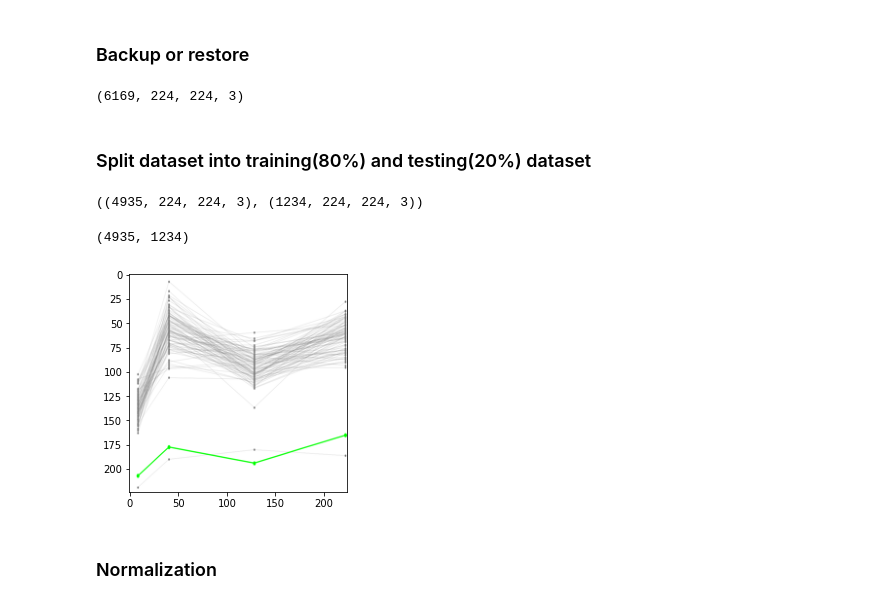
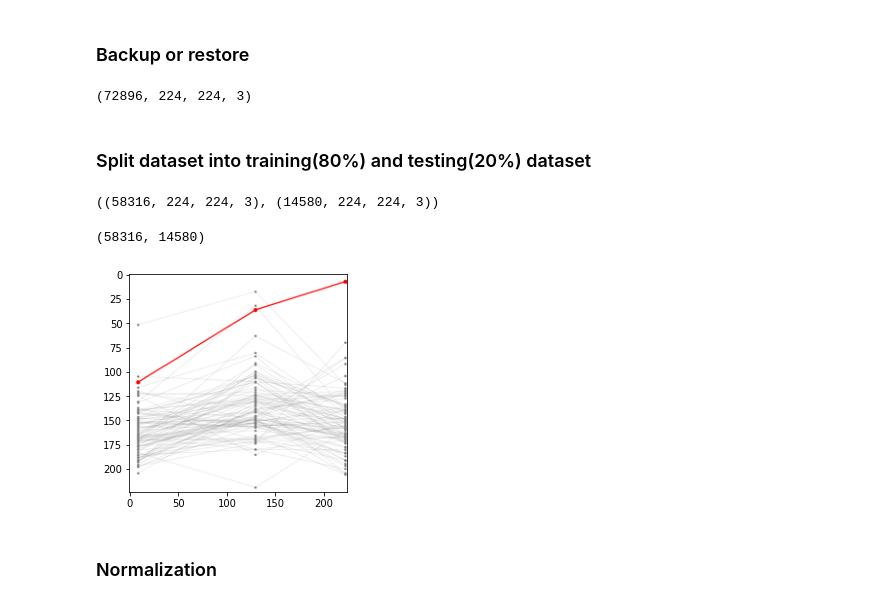
Before and after one commit to ShenLab/CNV-Espresso, a Jupyter notebook: src/training.ipynb, the cells around one changed output. Saved outputs shown, nothing was run; the diff lists cells and outputs as text; code cells hidden in the pictures.

```diff
--- a/src/training.ipynb
+++ b/src/training.ipynb
@@ -173,3 +201,3 @@ type(del_img),type(del_img_np)
 # %%
-# np.save('/home/rt2776/cnv_espresso/images/rare_del_label', del_label)
-# np.save('/home/rt2776/cnv_espresso/images/rare_del_img_np', del_img_np)
+combined_label = np.load('/home/rt2776/cnv_espresso/images_rare/rare_dup_splits_label.npy')
+combined_img_np = np.load('/home/rt2776/cnv_espresso/images_rare/rare_dup_splits_img_np.npy')
@@ -179,23 +204,23 @@ type(del_img),type(del_img_np)
 # %%
-del_img_np.shape
+combined_img_np.shape
 # %% [output]
-(6169, 224, 224, 3)
+(72896, 224, 224, 3)
 # %% [markdown]
 ### Split dataset into training(80%) and testing(20%) dataset
 # %%
-train_img, test_img, train_label, test_label = train_test_split(del_img_np,del_label,test_size=0.2,random_state=0)
+train_img, test_img, train_label, test_label = train_test_split(combined_img_np,combined_label,test_size=0.2,random_state=0)
 # %%
 train_img.shape, test_img.shape
 # %% [output]
-((4935, 224, 224, 3), (1234, 224, 224, 3))
+((58316, 224, 224, 3), (14580, 224, 224, 3))
 # %%
 len(train_label), len(test_label)
 # %% [output]
-(4935, 1234)
+(58316, 14580)
 # %%
-showImg(train_img[0])
+showImg(train_img[1])
 # %% [output]
-[figure, old version]
+[figure, new version]
 # %% [markdown]
 ### Normalization
 # %%
```
Also changed, not shown: parts of 19 cells of this notebook.
